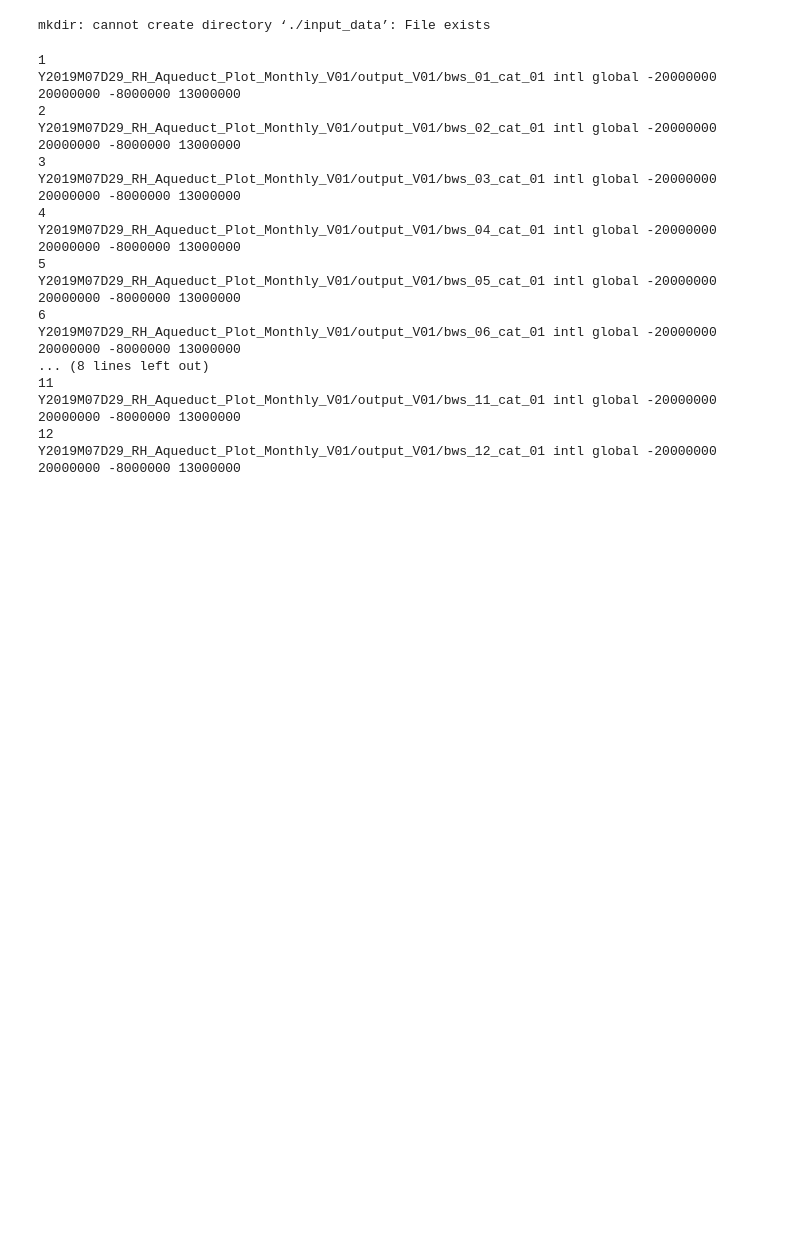
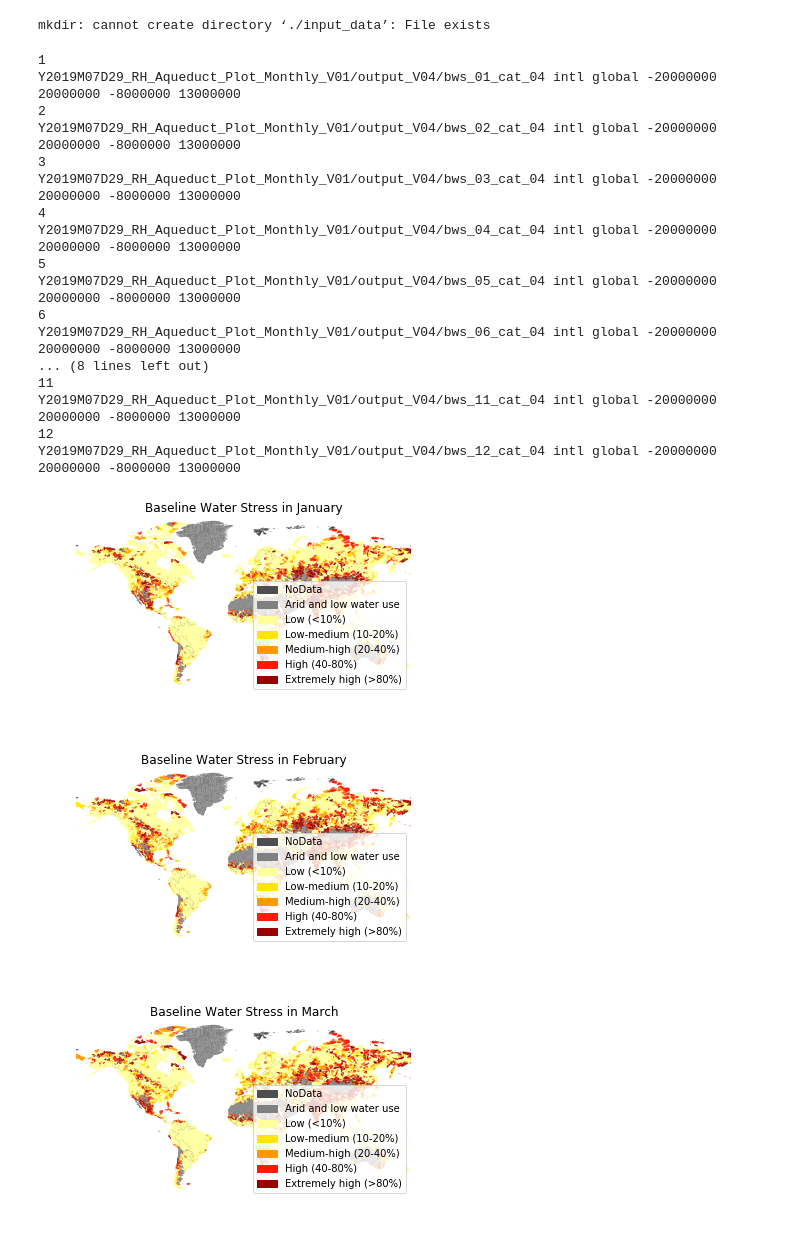
Before and after one commit to rutgerhofste/aqueduct30_plot, a Jupyter notebook: scripts/Y2019M07D29_RH_Aqueduct_Plot_Monthly_V01.ipynb, the cells around one changed output. Cells and saved outputs as stored; diff of their text form; code cells hidden in the pictures; blank space fills up the shorter version.

```diff
--- a/scripts/Y2019M07D29_RH_Aqueduct_Plot_Monthly_V01.ipynb
+++ b/scripts/Y2019M07D29_RH_Aqueduct_Plot_Monthly_V01.ipynb
@@ -8,7 +8,7 @@ Plot Aqueduct monthly water stress
 """
 
 SCRIPT_NAME = "Y2019M07D29_RH_Aqueduct_Plot_Monthly_V01"
-OUTPUT_VERSION = 2
+OUTPUT_VERSION = 4
 
 GCS_INPUT_PATH_DATA = 'gs://aqueduct30_v01/Y2019M07D12_Aqueduct30_V01'
 GCS_INPUT_PATH_GEOM = "gs://aqueduct30_v01/Y2019M07D24_RH_Reproject_Simplified_Geometries_V01/output_V01/miller"
@@ -120,14 +122,31 @@ def get_extent_miller(scope="global",countries=None,buffer=0):
 
   return xmin, xmax, ymin, ymax
 
+def get_legend():
+  legend_elements = [Patch(facecolor='#4E4E4E', edgecolor='#4E4E4E',
+                           label='NoData'),
+                     Patch(facecolor='#808080', edgecolor='#808080',
+                           label='Arid and low water use'),
+                      Patch(facecolor='#FFFF99', edgecolor='#FFFF99',
+                           label='Low (<10%)'),
+                      Patch(facecolor='#FFE600', edgecolor='#FFE600',
+                           label='Low-medium (10-20%)'),
+                      Patch(facecolor='#FF9900', edgecolor='#FF9900',
+                           label='Medium-high (20-40%)'),
+                      Patch(facecolor='#FF1900', edgecolor='#FF1900',
+                           label='High (40-80%)'),
+                      Patch(facecolor='#990000', edgecolor='#990000',
+                           label='Extremely high (>80%)')
+                    ]
+  return legend_elements
 
 
-def plot_aqueduct_bws(column,output_filename,xmin,xmax,ymin,ymax,gdf,disputed,non_disputed,bordercolor):
+def plot_aqueduct_bws(month,output_filename,xmin,xmax,ymin,ymax,gdf,disputed,non_disputed,bordercolor):
   """
   Plot Aqueduct data with non_disputed and disputed boundaries.
 
   Args:
-    Column(string): Column to visualize
+    month(string): Column to visualize
     output_filename(string): Output filename excluding extension.
     xmin(integer): xmin
     xmax(integer): xmax
@@ -138,13 +157,17 @@ def plot_aqueduct_bws(column,output_filename,xmin,xmax,ymin,ymax,gdf,disputed,no
     non_disputed(geodataframe): Non-Disputed borders geodatabase.
 
   """
+  column = "bws_{:02.0f}_cat".format(month)
+  month_string = calendar.month_name[month]
+  title = "Baseline Water Stress in {}".format(month_string)
 
   fig, ax = plt.subplots()
   ax.set_xlim(xmin, xmax)
   ax.set_ylim(ymin , ymax)
+  ax.set_title(title)
 
-  ax.title.set_text(column)
-
+  legend_elements = get_legend()
+  ax.legend(handles=legend_elements, loc='lower right')#,ncol=4)
 
   categories = gdf[column].unique()
   for category in categories:
@@ -182,9 +205,9 @@ def get_aqueduct_data():
   gdf_merged.fillna(value=-9999,inplace=True)
 
   if TESTING:
-    gdf_out = gdf_miller.sample(frac=0.01)
+    gdf_out = gdf_merged.sample(frac=0.01)
   else:
-    gdf_out = gdf_miller.copy()
+    gdf_out = gdf_merged.copy()
   return gdf_out
 
 
@@ -204,47 +227,48 @@ color_dict = {
 }
 # %%
 gdf = get_aqueduct_data()
-# %%
-gdf.fillna(value=-9999,inplace=True)
 # %%
 for month in range(1,13):
   print(month)
 
   perspective = "intl"
   scope = "global"
   countries = None
   buffer = 0
-  column = "bws_{:02.0f}_cat".format(month)
+
 
   all_countries, non_disputed, disputed = get_boundaries(perspective=perspective)
 
   disputed_projected = disputed.to_crs(miller)
   non_disputed_projected = non_disputed.to_crs(miller)
   all_countries_projected = all_countries.to_crs(miller)
 
   xmin, xmax, ymin, ymax = get_extent_miller(scope,countries,buffer)
   output_filename = "{}/bws_{:02.0f}_cat_{:02.0f}".format(output_path,month,OUTPUT_VERSION)
 
   print(output_filename,perspective, scope,xmin,xmax,ymin,ymax)
 
   bordercolor = "#4E4E4E"
 
-  plot_aqueduct_bws(column,output_filename,xmin,xmax,ymin,ymax,gdf,disputed_projected,non_disputed_projected,bordercolor)
+  plot_aqueduct_bws(month,output_filename,xmin,xmax,ymin,ymax,gdf,disputed_projected,non_disputed_projected,bordercolor)
 # %% [output]
 1
-Y2019M07D29_RH_Aqueduct_Plot_Monthly_V01/output_V01/bws_01_cat_01 intl global -20000000 20000000 -8000000 13000000
+Y2019M07D29_RH_Aqueduct_Plot_Monthly_V01/output_V04/bws_01_cat_04 intl global -20000000 20000000 -8000000 13000000
 2
-Y2019M07D29_RH_Aqueduct_Plot_Monthly_V01/output_V01/bws_02_cat_01 intl global -20000000 20000000 -8000000 13000000
+Y2019M07D29_RH_Aqueduct_Plot_Monthly_V01/output_V04/bws_02_cat_04 intl global -20000000 20000000 -8000000 13000000
 3
-Y2019M07D29_RH_Aqueduct_Plot_Monthly_V01/output_V01/bws_03_cat_01 intl global -20000000 20000000 -8000000 13000000
+Y2019M07D29_RH_Aqueduct_Plot_Monthly_V01/output_V04/bws_03_cat_04 intl global -20000000 20000000 -8000000 13000000
 4
-Y2019M07D29_RH_Aqueduct_Plot_Monthly_V01/output_V01/bws_04_cat_01 intl global -20000000 20000000 -8000000 13000000
+Y2019M07D29_RH_Aqueduct_Plot_Monthly_V01/output_V04/bws_04_cat_04 intl global -20000000 20000000 -8000000 13000000
 5
-Y2019M07D29_RH_Aqueduct_Plot_Monthly_V01/output_V01/bws_05_cat_01 intl global -20000000 20000000 -8000000 13000000
+Y2019M07D29_RH_Aqueduct_Plot_Monthly_V01/output_V04/bws_05_cat_04 intl global -20000000 20000000 -8000000 13000000
 6
-Y2019M07D29_RH_Aqueduct_Plot_Monthly_V01/output_V01/bws_06_cat_01 intl global -20000000 20000000 -8000000 13000000
+Y2019M07D29_RH_Aqueduct_Plot_Monthly_V01/output_V04/bws_06_cat_04 intl global -20000000 20000000 -8000000 13000000
 ... (8 lines left out)
 11
-Y2019M07D29_RH_Aqueduct_Plot_Monthly_V01/output_V01/bws_11_cat_01 intl global -20000000 20000000 -8000000 13000000
+Y2019M07D29_RH_Aqueduct_Plot_Monthly_V01/output_V04/bws_11_cat_04 intl global -20000000 20000000 -8000000 13000000
 12
-Y2019M07D29_RH_Aqueduct_Plot_Monthly_V01/output_V01/bws_12_cat_01 intl global -20000000 20000000 -8000000 13000000
+Y2019M07D29_RH_Aqueduct_Plot_Monthly_V01/output_V04/bws_12_cat_04 intl global -20000000 20000000 -8000000 13000000
+[figure, added]
+[figure, added]
+[figure, added]
```
Also changed, not shown: parts of 5 cells of this notebook.
